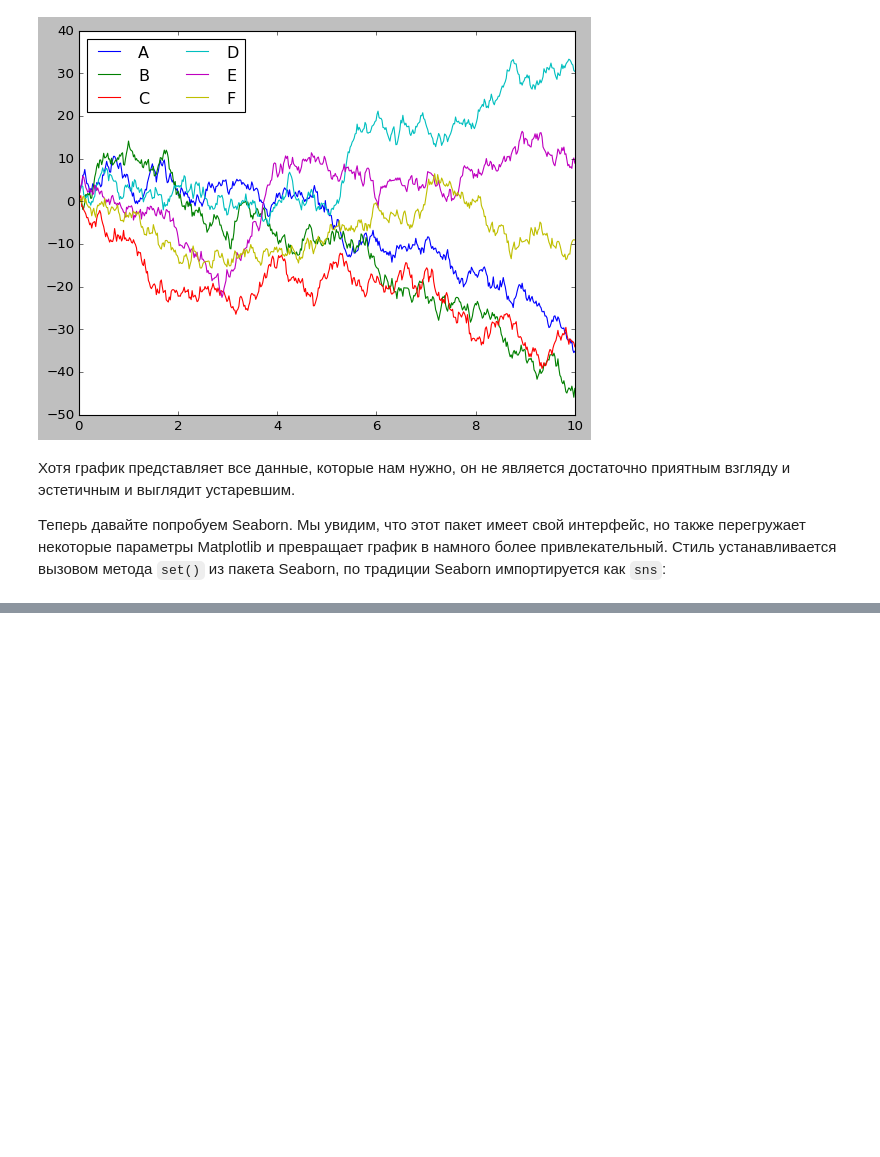
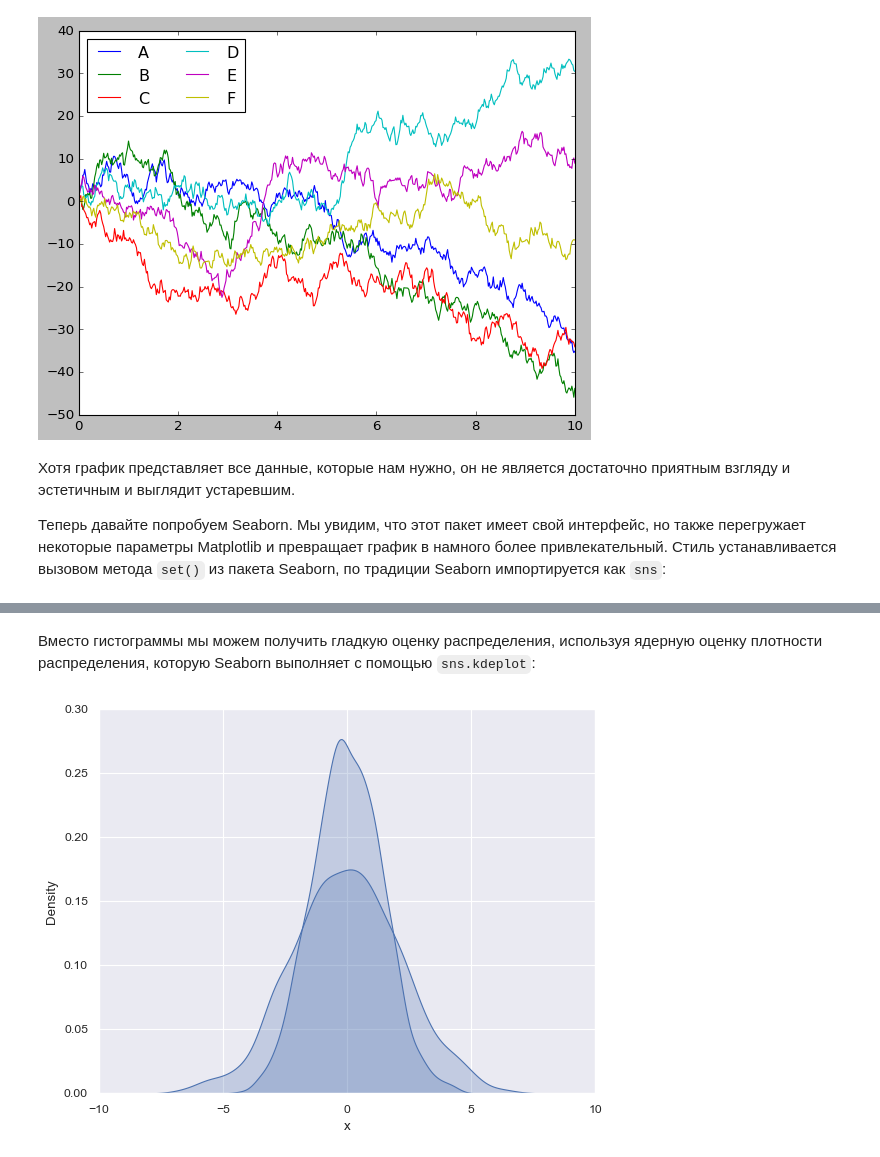
Before and after one commit to proway2/PythonDataScienceHandbook, a Jupyter notebook: 4.14-Visualization-with-Seaborn.ipynb, the cells around one changed output, grey strips where cells are left out. Drawn from its saved outputs; the diff is of its cells as text; code cells hidden in the pictures; blank space fills up the shorter version.

```diff
--- a/4.14-Visualization-with-Seaborn.ipynb
+++ b/4.14-Visualization-with-Seaborn.ipynb
@@ -44,0 +59,7 @@ https://jakevdp.github.io/PythonDataScienceHandbook/04.14-visualization-with-sea
+# %% [markdown]
+Вместо гистограммы мы можем получить гладкую оценку распределения, используя ядерную оценку плотности распределения, которую Seaborn выполняет с помощью `sns.kdeplot`:
+# %%
+for col in 'xy':
+    sns.kdeplot(data[col], fill=True)
+# %% [output]
+[figure, added]
```
Also changed, not shown: parts of 17 cells of this notebook.
